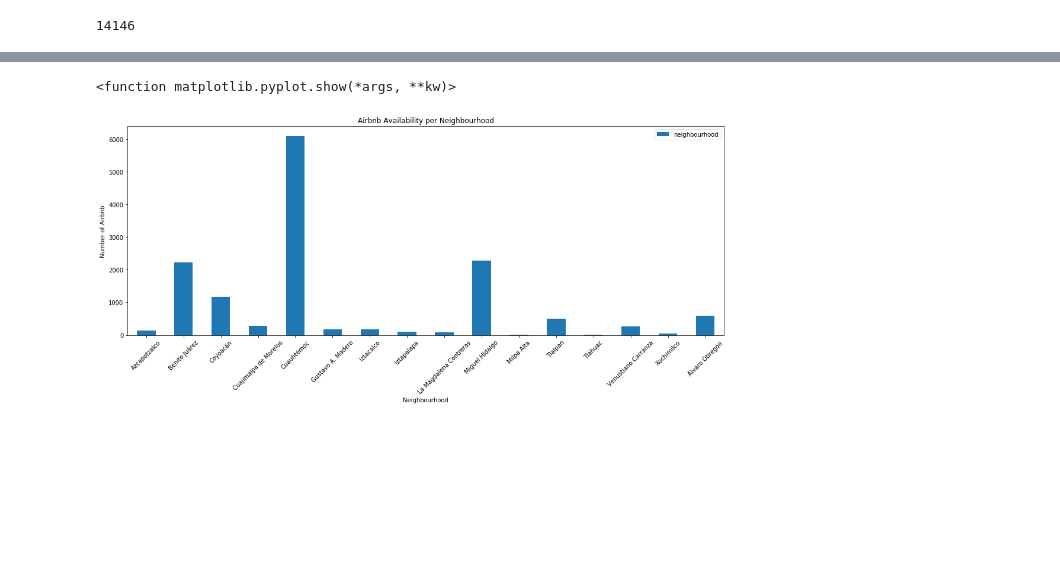
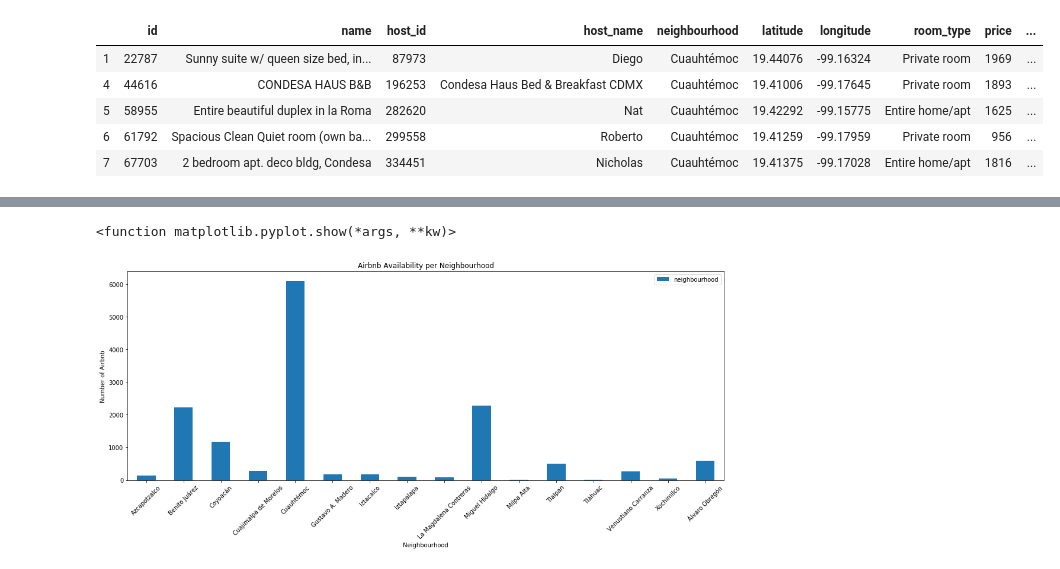
Before and after one commit to elc17/Project_1, a Jupyter notebook: project_1.ipynb, the cells around one changed output, grey strips where cells are left out. Cells and saved outputs as stored; diff of their text form; code cells hidden in the pictures; blank space fills up the shorter version.

```diff
--- a/project_1.ipynb
+++ b/project_1.ipynb
@@ -15,14 +15,23 @@ from api_keys import g_key
 # %%
 data_df = pd.read_csv("listings1.csv")
 data_df = data_df.drop("neighbourhood_group", axis = 1)
 data_df = data_df.dropna()
 #data_df.head()
 
 index_price = data_df[data_df["price"] == 0 ].index
 for x in range(len(index_price)):
     data_df.drop(index_price[x], inplace = True)
 
+population = [400161, 608479, 199224, 1164477, 390348, 390348, 1827868, 243886, 137927, 749982, 361593, 677104, 415933,
+              417416, 532553, 364439, 427263]
+
 
 len(data_df)
+data_df.head()
 # %% [output]
-14146
+|  | id | name | host_id | host_name | neighbourhood | latitude | longitude | room_type | price | ... |
+| 1 | 22787 | Sunny suite w/ queen size bed, in... | 87973 | Diego | Cuauhtémoc | 19.44076 | -99.16324 | Private room | 1969 | ... |
+| 4 | 44616 | CONDESA HAUS B&B | 196253 | Condesa Haus Bed & Breakfast CDMX | Cuauhtémoc | 19.41006 | -99.17645 | Private room | 1893 | ... |
+| 5 | 58955 | Entire beautiful duplex in la Roma | 282620 | Nat | Cuauhtémoc | 19.42292 | -99.15775 | Entire home/apt | 1625 | ... |
+| 6 | 61792 | Spacious Clean Quiet room (own ba... | 299558 | Roberto | Cuauhtémoc | 19.41259 | -99.17959 | Private room | 956 | ... |
+| 7 | 67703 | 2 bedroom apt. deco bldg, Condesa | 334451 | Nicholas | Cuauhtémoc | 19.41375 | -99.17028 | Entire home/apt | 1816 | ... |
```
Also changed, not shown: parts of 14 cells of this notebook, 2 other files.
